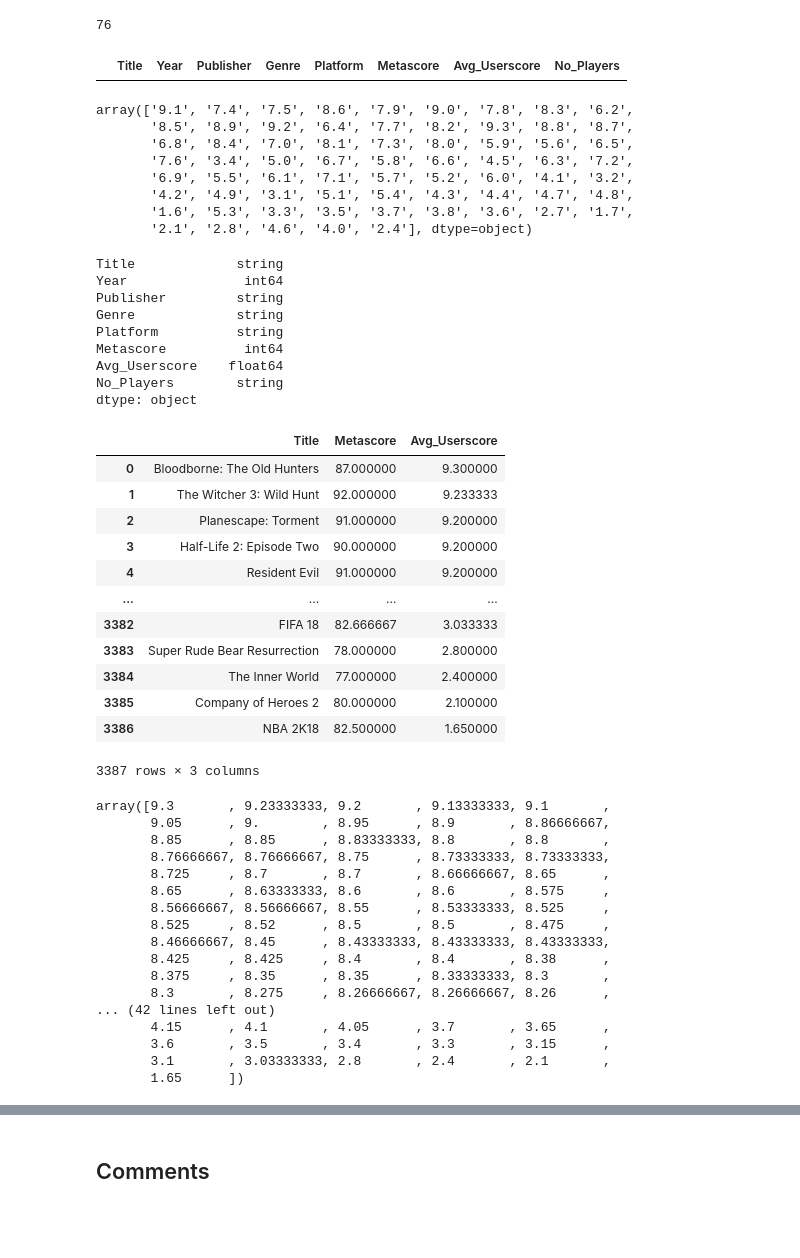
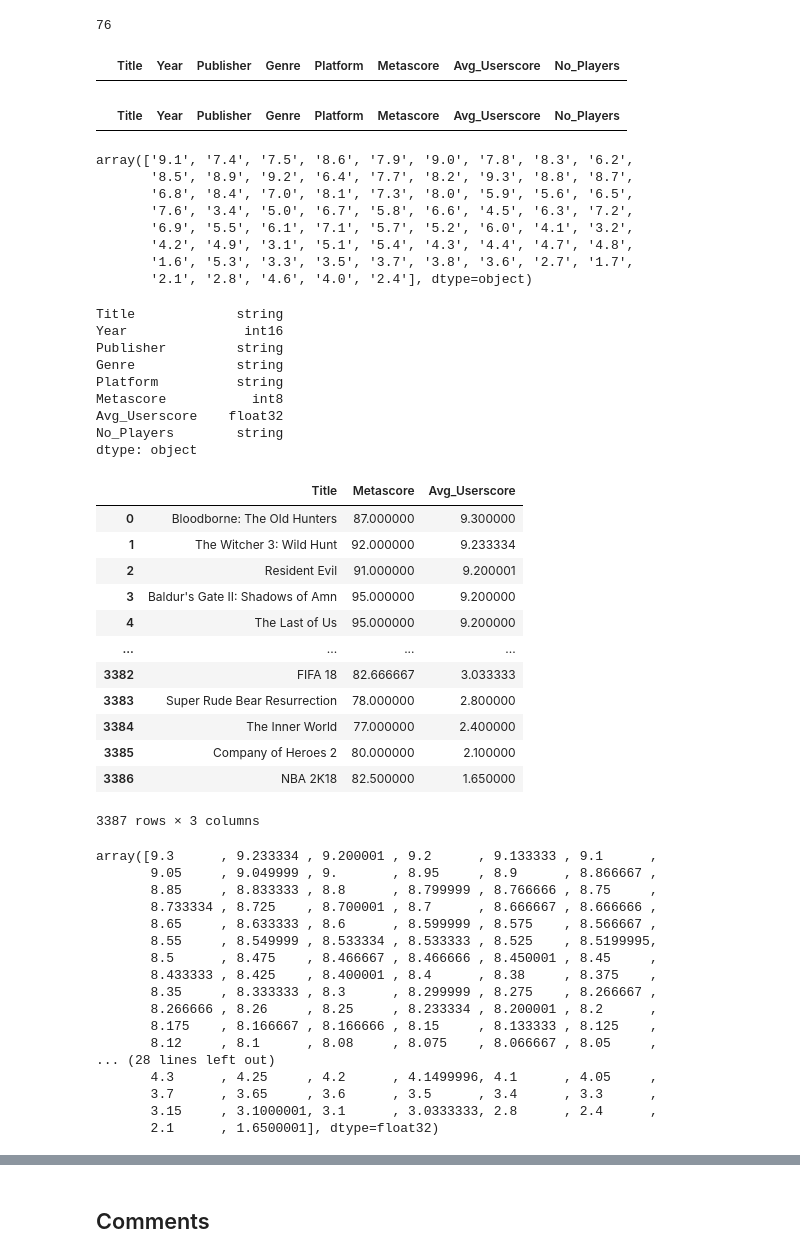
Before and after one commit to Satarasiel/ironhack-projects, a Jupyter notebook: final-project/your-project/Part 1 - Cleaning.ipynb, the cells around one changed output, grey strips where cells are left out. Drawn from its saved outputs; the diff is of its cells as text; code cells hidden in the pictures; blank space fills up the shorter version.

```diff
--- a/final-project/your-project/Part 1 - Cleaning.ipynb
+++ b/final-project/your-project/Part 1 - Cleaning.ipynb
@@ -152,9 +171,10 @@ array(['99', '98', '97', '96', '95', '94', '93', '92', '91', '90', '89',
        '88', '87', '86', '85', '84', '83', '82', '81', '80', '79', '78',
        '77'], dtype=object)
 # %%
+# Converting these 2 columns to int, but of the smallest base possible to save memory
 for i in games.columns:
     if i in ['Year', 'Metascore']:
-        games[i] = games[i].astype(int)
+        games[i] = pd.to_numeric(games[i], downcast='integer')
 
 # Seeing if it worked
 games.dtypes  # all good
@@ -198,10 +218,11 @@ len(drop_lst)  # 76. All good
 games.drop(drop_lst, inplace = True)
 # %%
 # Checking if it worked. All good
-games[games['Avg_Userscore'] == 'not specified']
+display(games[games['Avg_Userscore'] == 'not specified'])
 games[games['Avg_Userscore'] == 'tbd'].sort_values('Year')
 # %% [output]
 |  | Title | Year | Publisher | Genre | Platform | Metascore | Avg_Userscore | No_Players |
+|  | Title | Year | Publisher | Genre | Platform | Metascore | Avg_Userscore | No_Players |
 # %%
 # Checking the values again
 games['Avg_Userscore'].unique()  # seems ready to be converted to float
@@ -216,34 +237,31 @@ array(['9.1', '7.4', '7.5', '8.6', '7.9', '9.0', '7.8', '8.3', '6.2',
        '2.1', '2.8', '4.6', '4.0', '2.4'], dtype=object)
 # %%
 # Converting to float
-games['Avg_Userscore'] = games['Avg_Userscore'].astype(float)
+games['Avg_Userscore'] = pd.to_numeric(games['Avg_Userscore'], downcast='float')
 
 # Checking if it worked
 games.dtypes  # all good
 # %% [output]
 Title             string
-Year               int64
+Year               int16
 Publisher         string
 Genre             string
 Platform          string
-Metascore          int64
-Avg_Userscore    float64
+Metascore           int8
+Avg_Userscore    float32
 No_Players        string
 dtype: object
 # %%
-games_scores = games.groupby('Title', as_index = False).agg(
-    {'Metascore': 'mean',
-     'Avg_Userscore': 'mean'}).sort_values('Avg_Userscore', ascending = False).reset_index(drop = True)
-
+games_scores = games.groupby('Title', as_index = False).agg({'Metascore': 'mean', 'Avg_Userscore': 'mean'}).sort_values('Avg_Userscore', ascending = False).reset_index(drop = True)
 
 games_scores
 # %% [output]
 |  | Title | Metascore | Avg_Userscore |
 | 0 | Bloodborne: The Old Hunters | 87.000000 | 9.300000 |
-| 1 | The Witcher 3: Wild Hunt | 92.000000 | 9.233333 |
-| 2 | Planescape: Torment | 91.000000 | 9.200000 |
-| 3 | Half-Life 2: Episode Two | 90.000000 | 9.200000 |
-| 4 | Resident Evil | 91.000000 | 9.200000 |
+| 1 | The Witcher 3: Wild Hunt | 92.000000 | 9.233334 |
+| 2 | Resident Evil | 91.000000 | 9.200001 |
+| 3 | Baldur's Gate II: Shadows of Amn | 95.000000 | 9.200000 |
+| 4 | The Last of Us | 95.000000 | 9.200000 |
 | ... | ... | ... | ... |
 | 3382 | FIFA 18 | 82.666667 | 3.033333 |
 | 3383 | Super Rude Bear Resurrection | 78.000000 | 2.800000 |
@@ -255,23 +273,23 @@ games_scores
 games_scores['Metascore'].unique()
 games_scores['Avg_Userscore'].unique()
 # %% [output]
-array([9.3       , 9.23333333, 9.2       , 9.13333333, 9.1       ,
-       9.05      , 9.        , 8.95      , 8.9       , 8.86666667,
-       8.85      , 8.85      , 8.83333333, 8.8       , 8.8       ,
-       8.76666667, 8.76666667, 8.75      , 8.73333333, 8.73333333,
-       8.725     , 8.7       , 8.7       , 8.66666667, 8.65      ,
-       8.65      , 8.63333333, 8.6       , 8.6       , 8.575     ,
-       8.56666667, 8.56666667, 8.55      , 8.53333333, 8.525     ,
-       8.525     , 8.52      , 8.5       , 8.5       , 8.475     ,
-       8.46666667, 8.45      , 8.43333333, 8.43333333, 8.43333333,
-       8.425     , 8.425     , 8.4       , 8.4       , 8.38      ,
-       8.375     , 8.35      , 8.35      , 8.33333333, 8.3       ,
-       8.3       , 8.275     , 8.26666667, 8.26666667, 8.26      ,
-... (42 lines left out)
-       4.15      , 4.1       , 4.05      , 3.7       , 3.65      ,
-       3.6       , 3.5       , 3.4       , 3.3       , 3.15      ,
-       3.1       , 3.03333333, 2.8       , 2.4       , 2.1       ,
-       1.65      ])
+array([9.3      , 9.233334 , 9.200001 , 9.2      , 9.133333 , 9.1      ,
+       9.05     , 9.049999 , 9.       , 8.95     , 8.9      , 8.866667 ,
+       8.85     , 8.833333 , 8.8      , 8.799999 , 8.766666 , 8.75     ,
+       8.733334 , 8.725    , 8.700001 , 8.7      , 8.666667 , 8.666666 ,
+       8.65     , 8.633333 , 8.6      , 8.599999 , 8.575    , 8.566667 ,
+       8.55     , 8.549999 , 8.533334 , 8.533333 , 8.525    , 8.5199995,
+       8.5      , 8.475    , 8.466667 , 8.466666 , 8.450001 , 8.45     ,
+       8.433333 , 8.425    , 8.400001 , 8.4      , 8.38     , 8.375    ,
+       8.35     , 8.333333 , 8.3      , 8.299999 , 8.275    , 8.266667 ,
+       8.266666 , 8.26     , 8.25     , 8.233334 , 8.200001 , 8.2      ,
+       8.175    , 8.166667 , 8.166666 , 8.15     , 8.133333 , 8.125    ,
+       8.12     , 8.1      , 8.08     , 8.075    , 8.066667 , 8.05     ,
+... (28 lines left out)
+       4.3      , 4.25     , 4.2      , 4.1499996, 4.1      , 4.05     ,
+       3.7      , 3.65     , 3.6      , 3.5      , 3.4      , 3.3      ,
+       3.15     , 3.1000001, 3.1      , 3.0333333, 2.8      , 2.4      ,
+       2.1      , 1.6500001], dtype=float32)
 # %%
 # Converting the Metascore to same scale as avg_userscore
 games_scores['Metascore'] = games_scores['Metascore'].apply(lambda x: x / 10)
```
Also changed, not shown: parts of 21 cells of this notebook, 3 other files.
